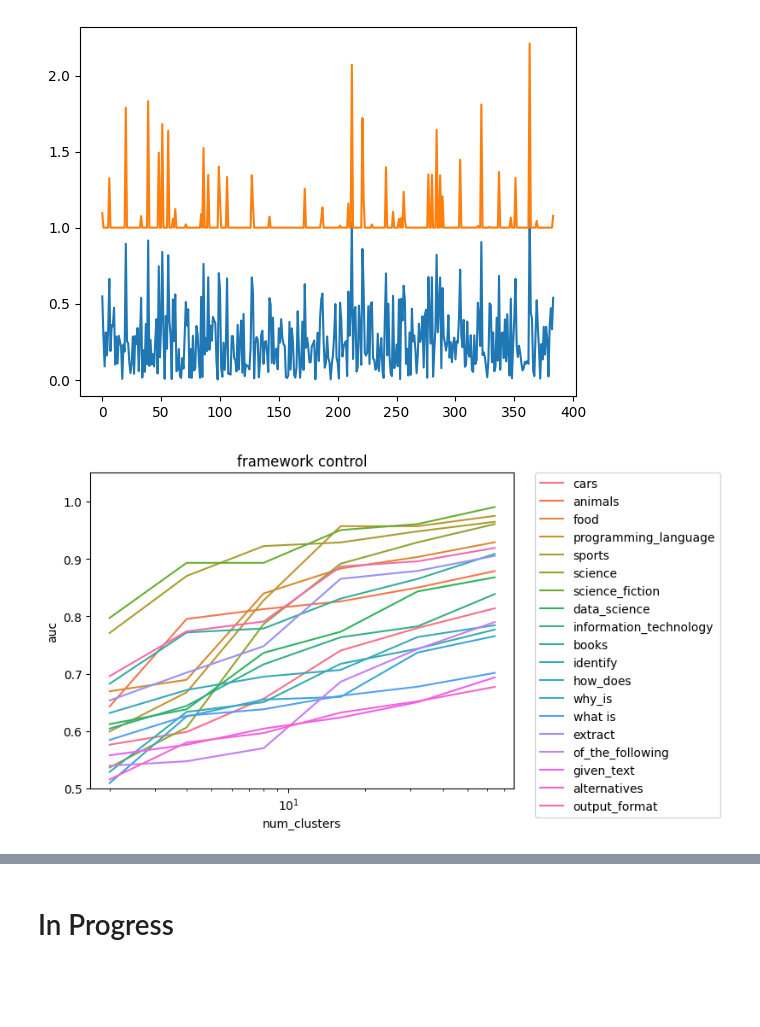
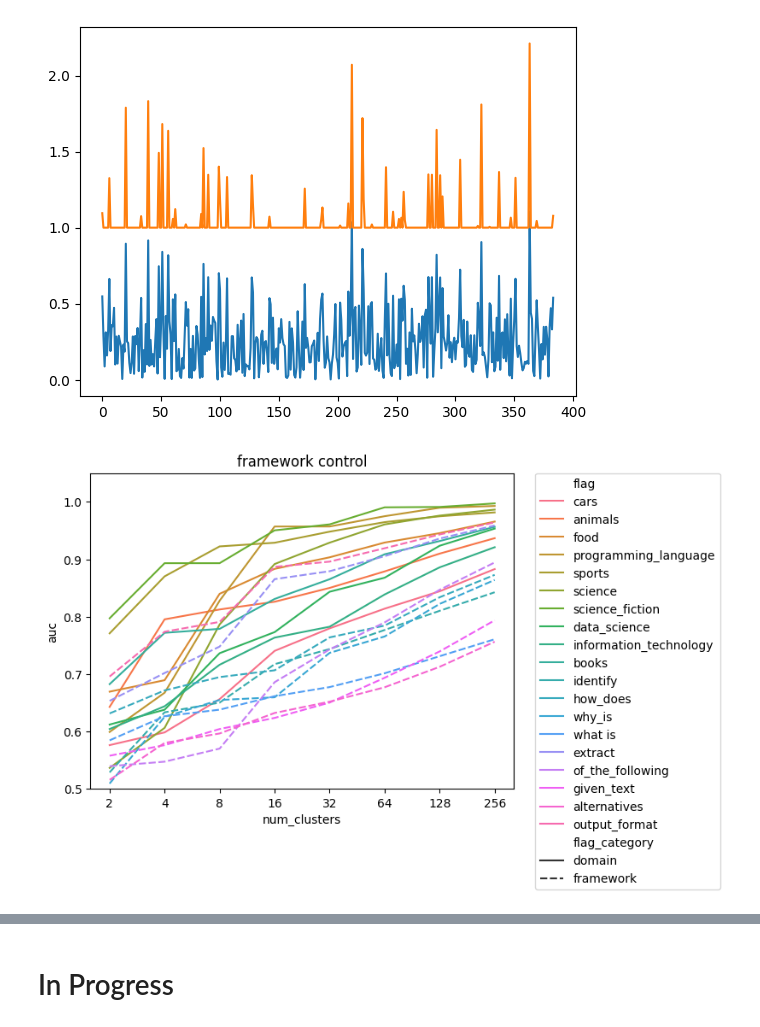
Before and after one commit to rmhorton/instruction_tuning, a Jupyter notebook: aa_cluster_demo.ipynb, the cells around one changed output, grey strips where cells are left out. Saved outputs shown, nothing was run; the diff lists cells and outputs as text; code cells hidden in the pictures; blank space fills up the shorter version.

Commit message:
plot_cluster_performance, framework style on AUC

```diff
--- a/aa_cluster_demo.ipynb
+++ b/aa_cluster_demo.ipynb
@@ -32,3 +25,9 @@ DATA_FILE = "dolly_pos_clusters_5gram.parquet"
 MODELS_FILE = "positive_and_negative_reweighting_models.pickle"
 
 FP_TYPE = 'float32'
+
+framework_flags = ['identify', 'how_does', 'why_is', 'what is', 'extract',
+       'of_the_following', 'given_text', 'alternatives', 'output_format']
+
+flag_category_map = {k: 'framework' if k in framework_flags else 'domain' for k in patterns.keys()}
+flag_category_map
@@ -156,10 +230,10 @@ def plot_cluster_aucs(my_cluster_aucs, title='', file=''):
 # %%
 ctl_dendro = get_cluster_dendrogram(instruction_data['unit_vector'])
 
-ctl_cluster_assignment_df = get_cluster_assignments(ctl_dendro, num_slices=6)
+ctl_cluster_assignment_df = get_cluster_assignments(ctl_dendro, num_slices=8)
 
-ctl_cluster_roc_df = get_cluster_performance_df(ctl_cluster_assignment_df, pattern_flags)
+ctl_cluster_performance_df = get_cluster_performance_df(ctl_cluster_assignment_df, pattern_flags, flag_category_map)
 
-plot_cluster_aucs(ctl_cluster_roc_df, title="framework control", file='framework_control.png')
+plot_cluster_performance(ctl_cluster_performance_df, title="framework control", file='auc_framework_control.png')
 # %% [output]
-[figure, old version]
+[figure, new version]
```
Also changed, not shown: parts of 30 cells of this notebook, 2 other files.
